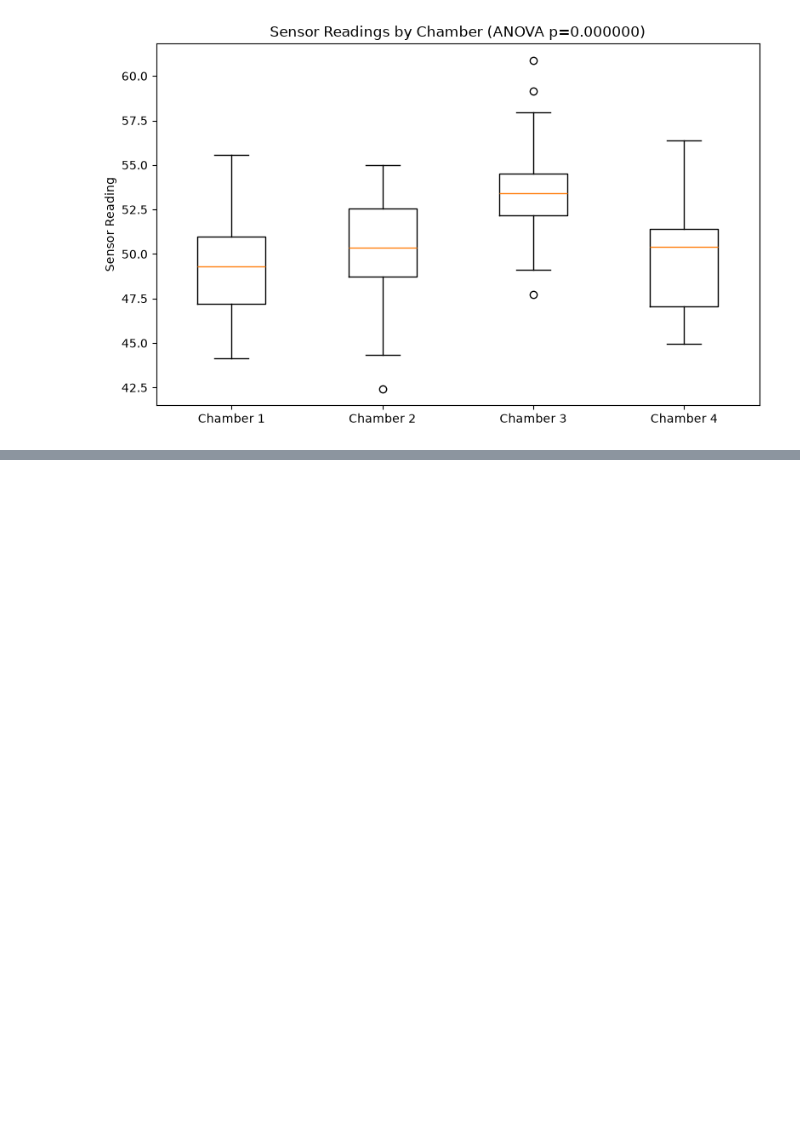
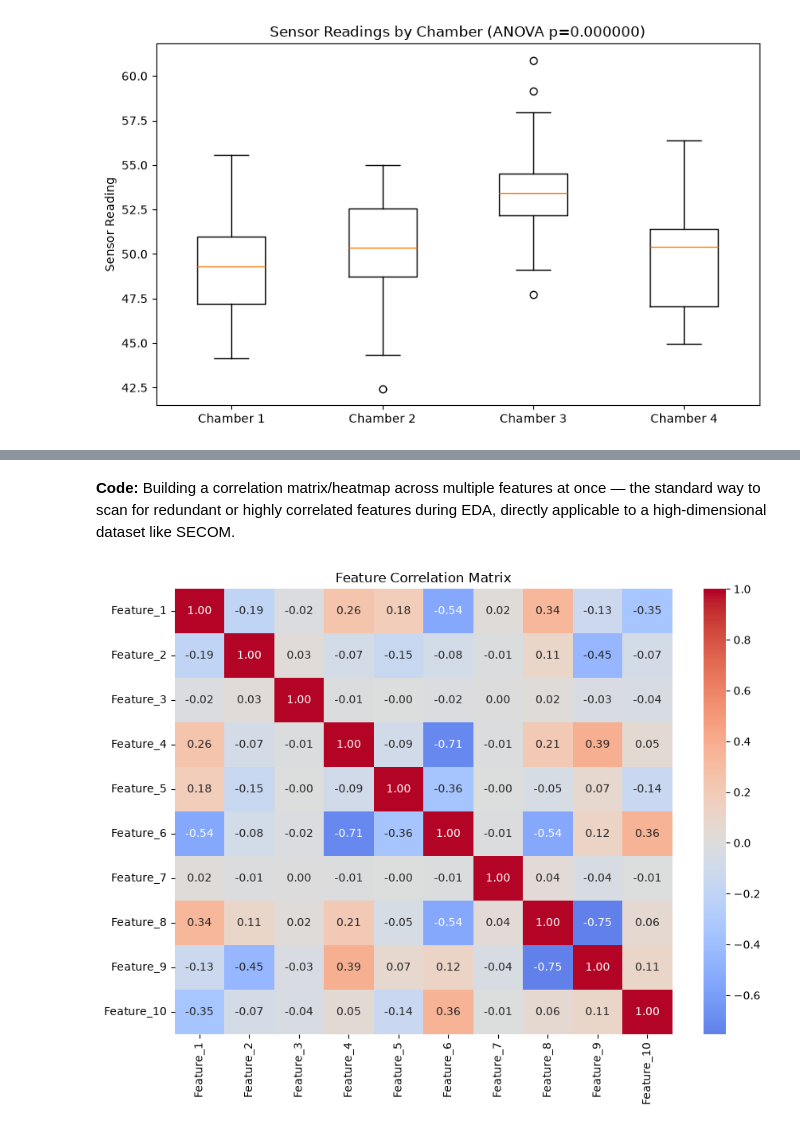
Before and after one commit to cheer-up-dimbo/ds-sprint-july, a Jupyter notebook: week3_ml_core/QnA.ipynb, the cells around one changed output, grey strips where cells are left out. Drawn from its saved outputs; the diff is of its cells as text; code cells hidden in the pictures; blank space fills up the shorter version.

```diff
--- a/week3_ml_core/QnA.ipynb
+++ b/week3_ml_core/QnA.ipynb
@@ -2196,0 +2283,26 @@ plt.show()
+# %% [markdown]
+**Code:** Building a correlation matrix/heatmap across multiple features at once — the standard way to scan for redundant or highly correlated features during EDA, directly applicable to a high-dimensional dataset like SECOM.
+# %%
+import pandas as pd
+import seaborn as sns
+
+# Reuse the shared X_train dataset, converting to a DataFrame for readable feature names
+X_train_df = pd.DataFrame(X_train, columns=[f'Feature_{i+1}' for i in range(X_train.shape[1])])
+
+# .corr() computes pairwise Pearson correlation between every pair of columns at once
+corr_matrix = X_train_df.corr()
+
+fig, ax = plt.subplots(figsize=(9, 7))
+sns.heatmap(
+    corr_matrix,
+    annot=True,       # show the correlation value in each cell
+    fmt='.2f',         # format numbers to 2 decimal places
+    cmap='coolwarm',   # blue = negative correlation, red = positive
+    center=0,           # center the color scale at 0 (no correlation)
+    ax=ax
+)
+ax.set_title('Feature Correlation Matrix')
+plt.tight_layout()
+plt.show()
+# %% [output]
+[figure, added]
```
Also changed, not shown: parts of 30 cells of this notebook, 1 other file.
